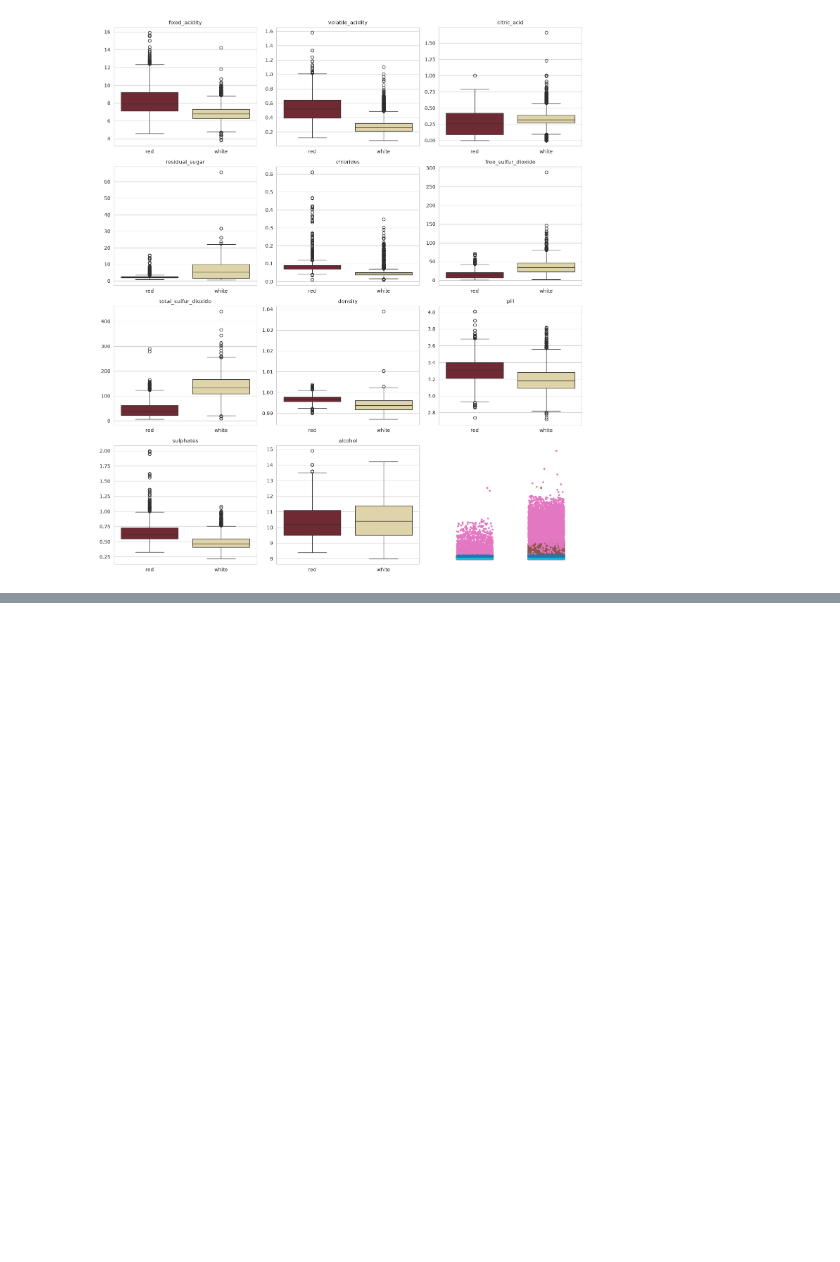
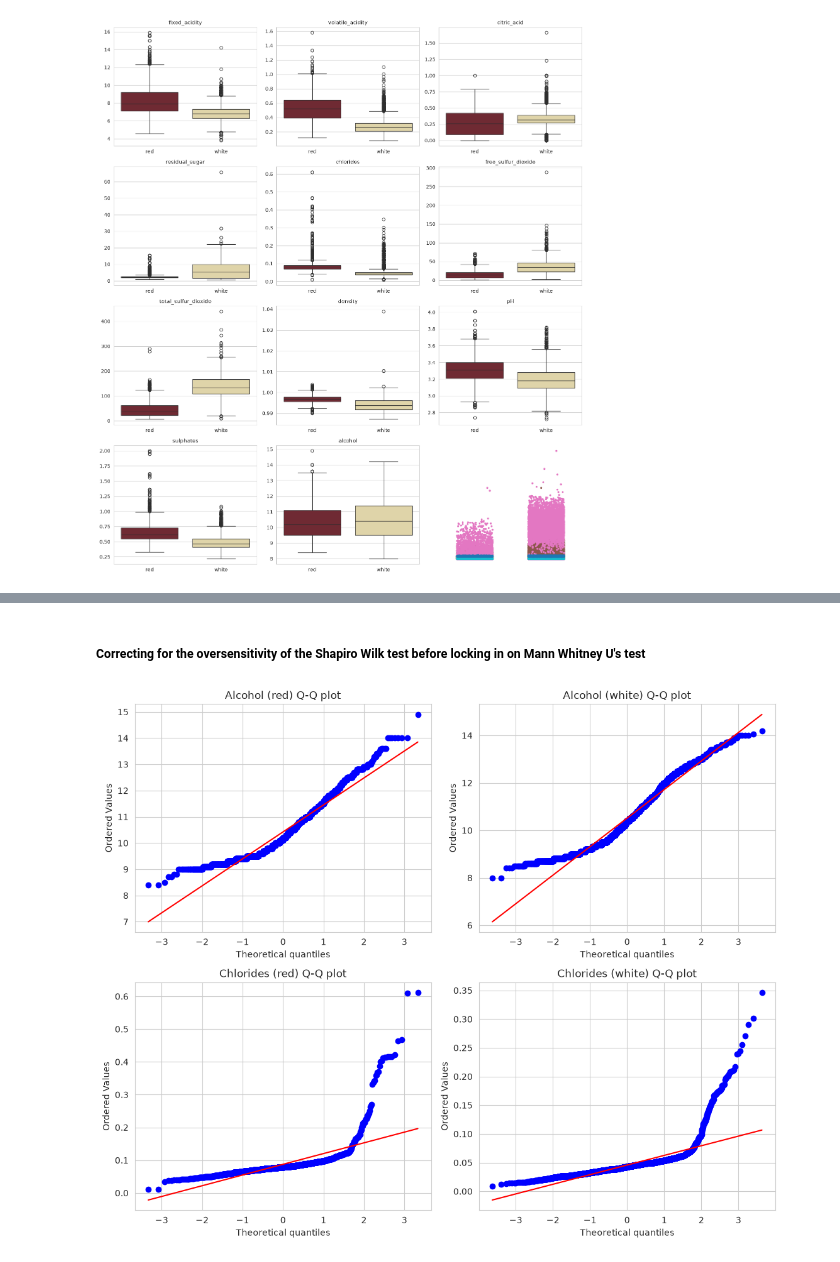
Before and after one commit to CreativeTob/UCIrepo__wine_quality_analysis, a Jupyter notebook: main.ipynb, the cells around one changed output, grey strips where cells are left out. Drawn from its saved outputs; the diff is of its cells as text; code cells hidden in the pictures; blank space fills up the shorter version.

```diff
--- a/main.ipynb
+++ b/main.ipynb
@@ -275,0 +413,26 @@ plt.tight_layout()
+# %% [markdown]
+##### Correcting for the oversensitivity of the Shapiro Wilk test before locking in on Mann Whitney U's test
+# %%
+red = wine_df[wine_df['color'] == 'red']
+white = wine_df[wine_df['color'] == 'white']
+
+fig, axes = plt.subplots(2, 2, figsize=(11, 9))
+
+# Alcohol - red and white
+stats.probplot(red['alcohol'], dist="norm", plot=axes[0,0])
+axes[0,0].set_title('Alcohol (red) Q-Q plot')
+
+stats.probplot(white['alcohol'], dist="norm", plot=axes[0,1])
+axes[0,1].set_title('Alcohol (white) Q-Q plot')
+
+# Chlorides - red and white
+stats.probplot(red['chlorides'], dist="norm", plot=axes[1,0])
+axes[1,0].set_title('Chlorides (red) Q-Q plot')
+
+stats.probplot(white['chlorides'], dist="norm", plot=axes[1,1])
+axes[1,1].set_title('Chlorides (white) Q-Q plot')
+
+plt.tight_layout()
+plt.savefig('charts/qq_comparison.png', dpi=150)
+# %% [output]
+[figure, added]
```
Also changed, not shown: parts of 16 cells of this notebook.
